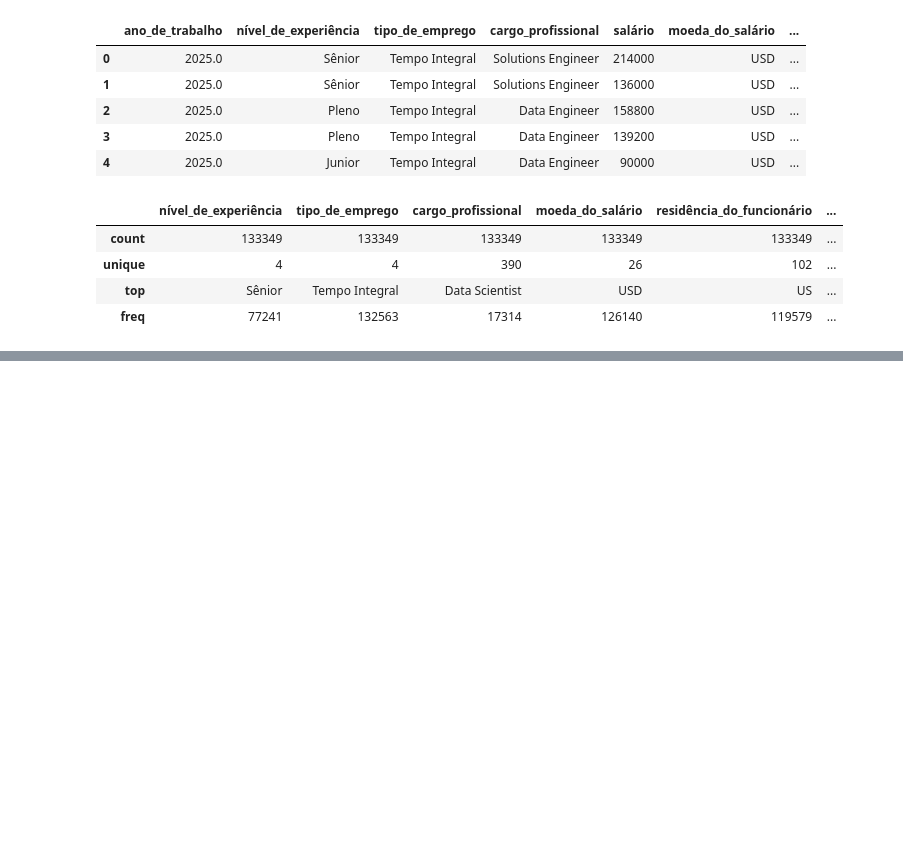
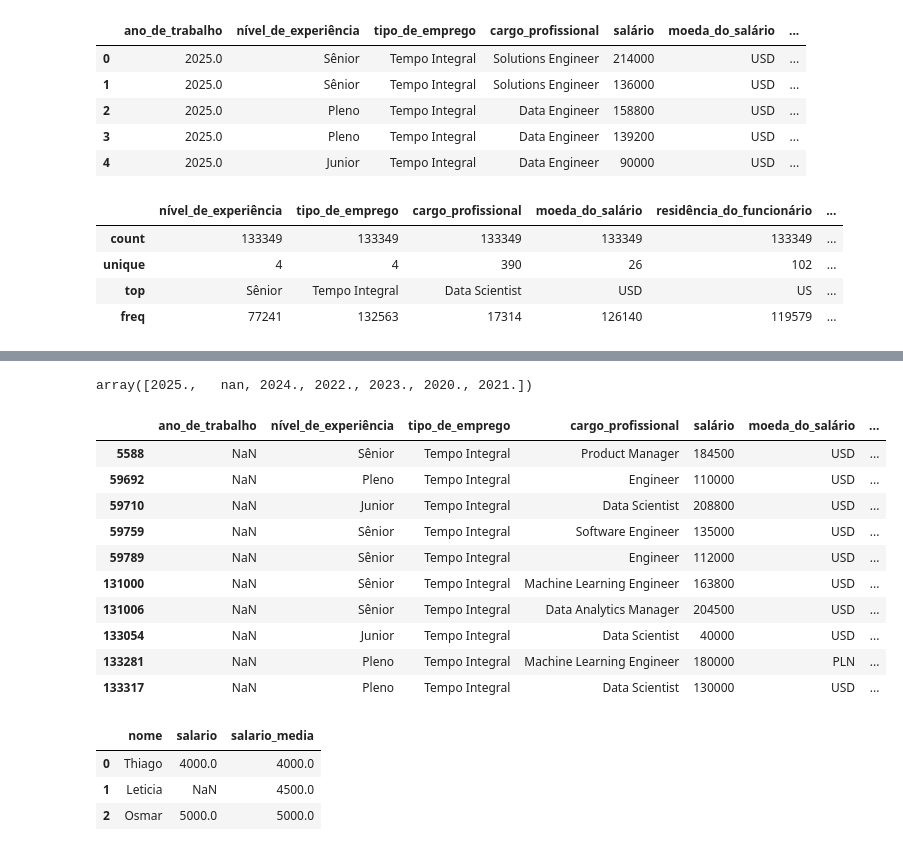
Before and after one commit to ThiagoVenturim/studying_python_data, a Jupyter notebook: Alura/AluraAula1.ipynb, the cells around one changed output, grey strips where cells are left out. Drawn from its saved outputs; the diff is of its cells as text; code cells hidden in the pictures; blank space fills up the shorter version.

```diff
--- a/Alura/AluraAula1.ipynb
+++ b/Alura/AluraAula1.ipynb
@@ -195,0 +233,32 @@ df.describe(include = "object")
+# %%
+df["ano_de_trabalho"].unique() # verrificar onde estao os dados nulos
+# %% [output]
+array([2025.,   nan, 2024., 2022., 2023., 2020., 2021.])
+# %%
+df[df.isnull().any(axis=1)] # mostrar os dados nulos
+# %% [output]
+|  | ano_de_trabalho | nível_de_experiência | tipo_de_emprego | cargo_profissional | salário | moeda_do_salário | ... |
+| 5588 | NaN | Sênior | Tempo Integral | Product Manager | 184500 | USD | ... |
+| 59692 | NaN | Pleno | Tempo Integral | Engineer | 110000 | USD | ... |
+| 59710 | NaN | Junior | Tempo Integral | Data Scientist | 208800 | USD | ... |
+| 59759 | NaN | Sênior | Tempo Integral | Software Engineer | 135000 | USD | ... |
+| 59789 | NaN | Sênior | Tempo Integral | Engineer | 112000 | USD | ... |
+| 131000 | NaN | Sênior | Tempo Integral | Machine Learning Engineer | 163800 | USD | ... |
+| 131006 | NaN | Sênior | Tempo Integral | Data Analytics Manager | 204500 | USD | ... |
+| 133054 | NaN | Junior | Tempo Integral | Data Scientist | 40000 | USD | ... |
+| 133281 | NaN | Pleno | Tempo Integral | Machine Learning Engineer | 180000 | PLN | ... |
+| 133317 | NaN | Pleno | Tempo Integral | Data Scientist | 130000 | USD | ... |
+# %%
+df_salario = pd.DataFrame({ # criar um data frame sintetico
+    'nome': ["Thiago", "Leticia", "Osmar"],
+    'salario': [ 4000, np.nan , 5000]
+})
+
+df_salario['salario_media'] = df_salario['salario'].fillna(df_salario['salario'].median()) # mediana pq e salario mean se fosse media
+
+df_salario
+# %% [output]
+|  | nome | salario | salario_media |
+| 0 | Thiago | 4000.0 | 4000.0 |
+| 1 | Leticia | NaN | 4500.0 |
+| 2 | Osmar | 5000.0 | 5000.0 |
```
Also changed, not shown: parts of 11 cells of this notebook.
